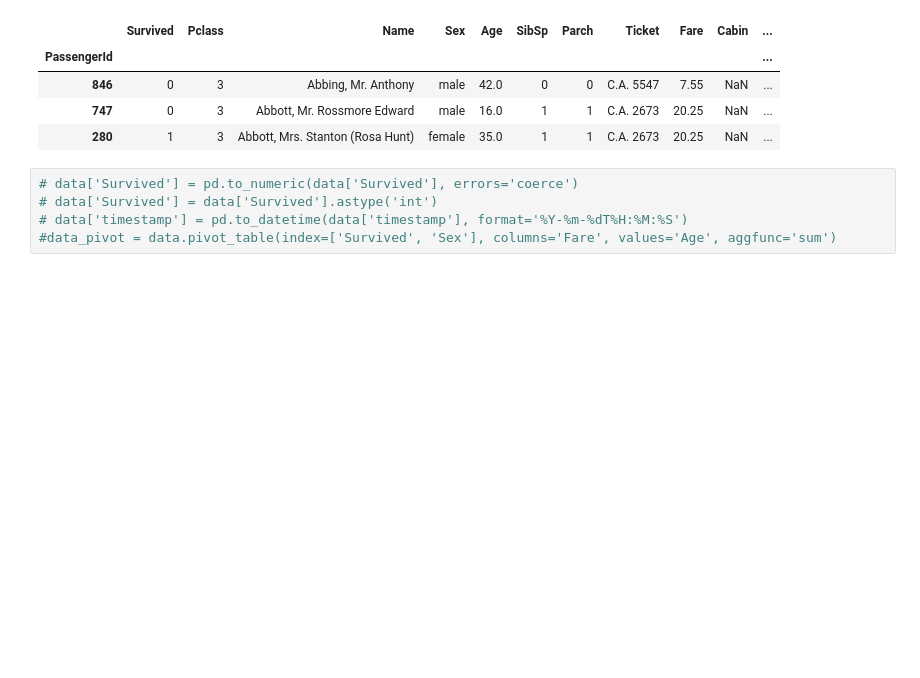
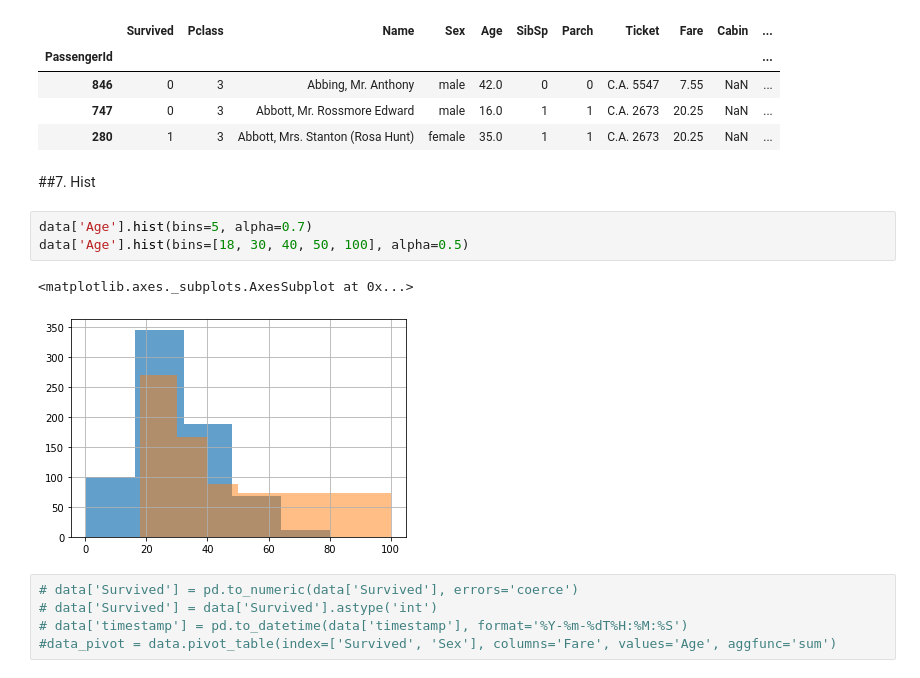
Before and after one commit to zavarovkv/pandas-cookbook, a Jupyter notebook: pandas.ipynb, the cells around one changed output. Cells and saved outputs as stored; diff of their text form; blank space fills up the shorter version.

```diff
--- a/main.ipynb
+++ b/pandas.ipynb
@@ -139,6 +139,14 @@ data[:3]
 | 846 | 0 | 3 | Abbing, Mr. Anthony | male | 42.0 | 0 | 0 | C.A. 5547 | 7.55 | NaN | ... |
 | 747 | 0 | 3 | Abbott, Mr. Rossmore Edward | male | 16.0 | 1 | 1 | C.A. 2673 | 20.25 | NaN | ... |
 | 280 | 1 | 3 | Abbott, Mrs. Stanton (Rosa Hunt) | female | 35.0 | 1 | 1 | C.A. 2673 | 20.25 | NaN | ... |
+# %% [markdown]
+##7. Hist
+# %%
+data['Age'].hist(bins=5, alpha=0.7)
+data['Age'].hist(bins=[18, 30, 40, 50, 100], alpha=0.5)
+# %% [output]
+<matplotlib.axes._subplots.AxesSubplot at 0x...>
+[figure, added]
 # %%
 # data['Survived'] = pd.to_numeric(data['Survived'], errors='coerce')
 # data['Survived'] = data['Survived'].astype('int')
```
Also changed, not shown: 1 other file.
